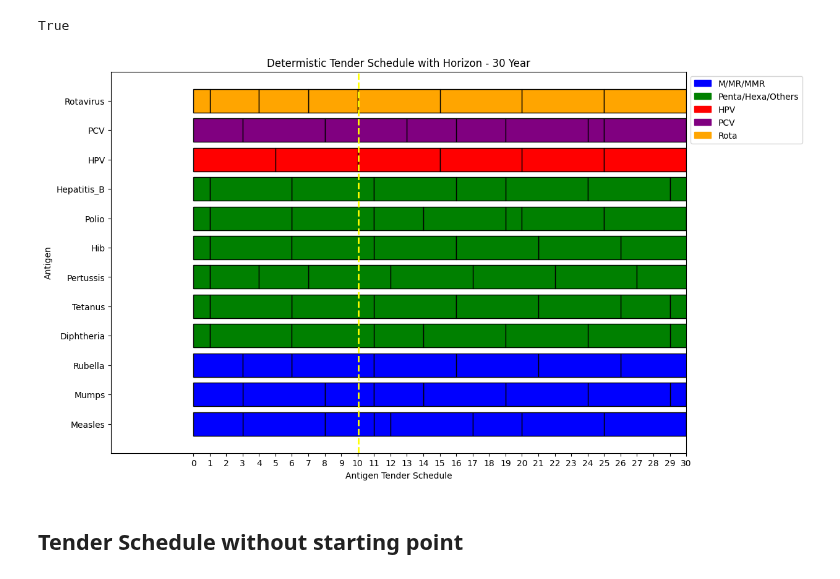
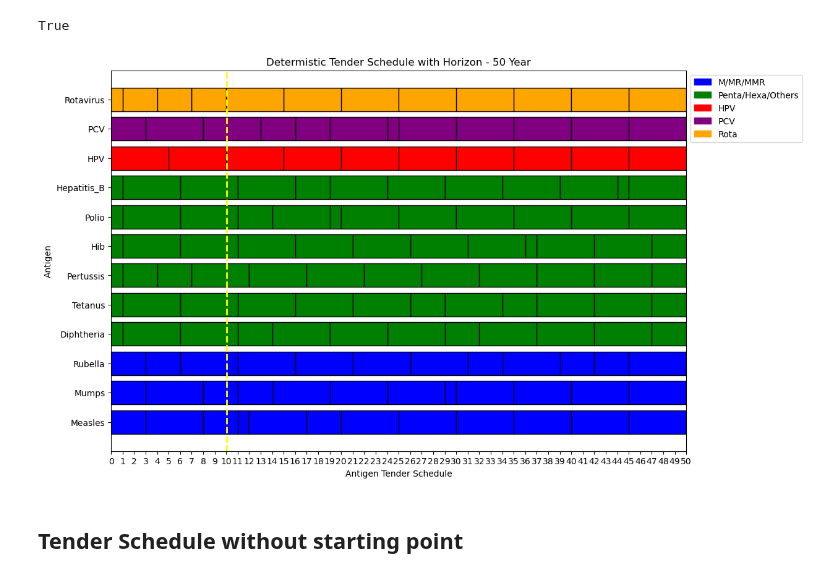
Before and after one commit to nuhorchak/Vaccine_Tender, a Jupyter notebook: horizon excursion/50 years/tender_schedule_visualization.ipynb, the cells around one changed output. Saved outputs shown, nothing was run; the diff lists cells and outputs as text; code cells hidden in the pictures.

```diff
--- a/horizon excursion/50 years/tender_schedule_visualization.ipynb
+++ b/horizon excursion/50 years/tender_schedule_visualization.ipynb
@@ -108,38 +108,38 @@ colors = {
 
 # Iterate through rows and plot bars based on conditions and color groups
 for index, row in F_values_df.iterrows():
     if round(row['Value']) == 1:
         start = row['Start'] - 1
         end = row['Finish']
 
         # Choose color based on the group
         for group, tenders in color_groups.items():
             if row['Tender'] in tenders:
                 color = colors[group]
                 ax.barh(row['Tender'], width=end - start, left=start, edgecolor='black', color=color)
 
 # Set labels and show the plot
-ax.set_xlim(-5, 30)
-ax.set_xticks(range(31))
+ax.set_xlim(0, 50)
+ax.set_xticks(range(51))
 
 ax.set_xlabel('Antigen Tender Schedule')
 ax.set_ylabel('Antigen')
-plt.title('Determistic Tender Schedule with Horizon - 30 Year')
+plt.title('Determistic Tender Schedule with Horizon - 50 Year')
 
 # Create a legend with adjusted location
 legend_labels = [plt.Rectangle((0,0),1,1, color=colors[group], label=group) for group in color_groups.keys()]
 ax.legend(legend_labels, color_groups.keys(), loc='upper left', bbox_to_anchor=(1, 1))
 
 # Add a dashed yellow line at the 10th tick on the x-axis
 ax.axvline(x=10.04, color='yellow', linestyle='--', linewidth=2)
 
 # Save and show the plot
 # plt.savefig('Deterministic_Tenders_With_Start_Color_Groups_Same_Color.png')
-plt.savefig('deterministic_horizon_both_ends_30.png', bbox_inches='tight', pad_inches=0.1)
+plt.savefig('deterministic_horizon_both_ends_50.png', bbox_inches='tight', pad_inches=0.1)
 plt.show()
 plt.show()
 # %% [output]
-[figure, old version]
+[figure, new version]
 # %%
 # filter(row -> row[:Tender] == "Rotavirus", )
 
```
Also changed, not shown: 40 other files.
